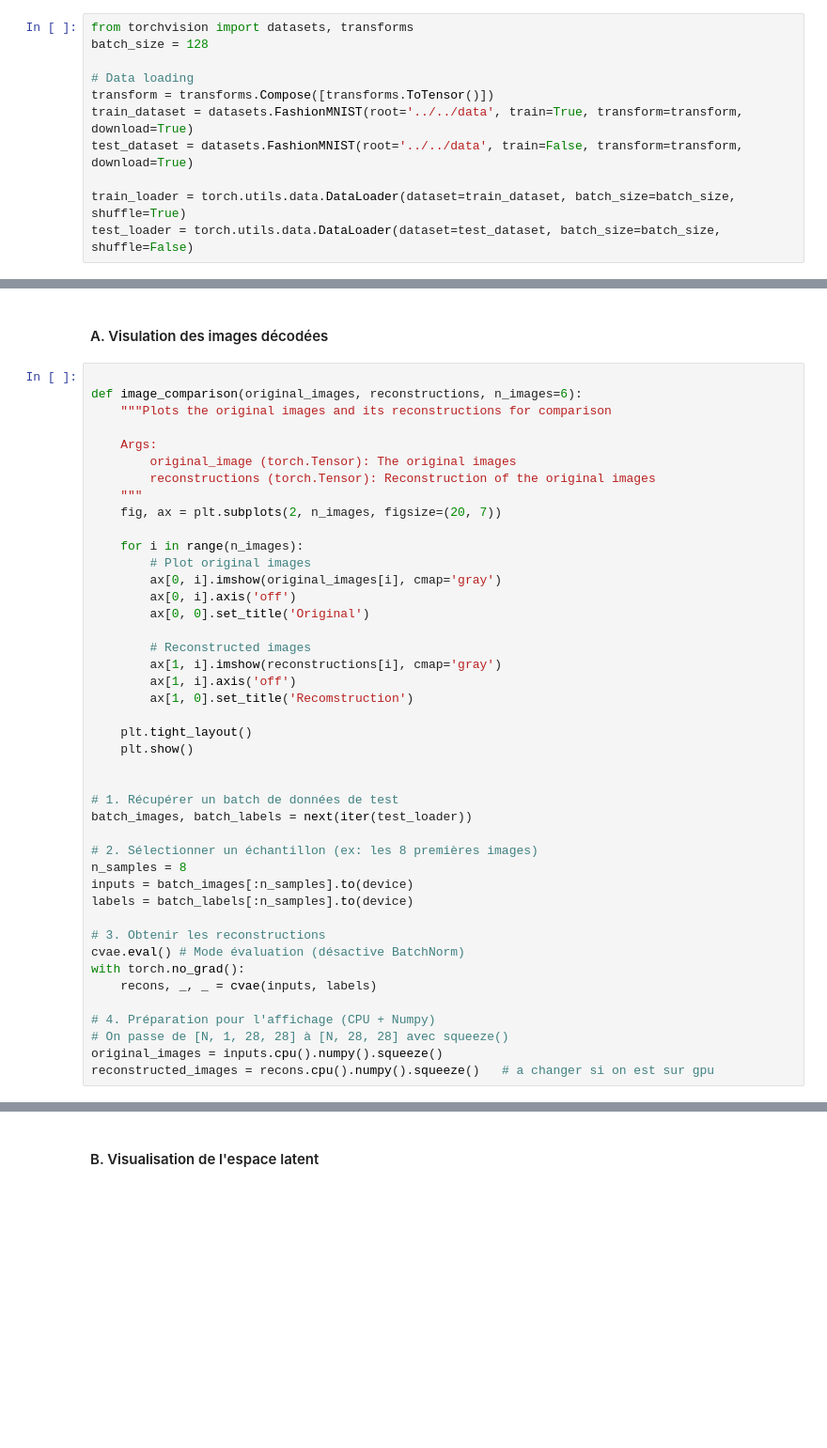
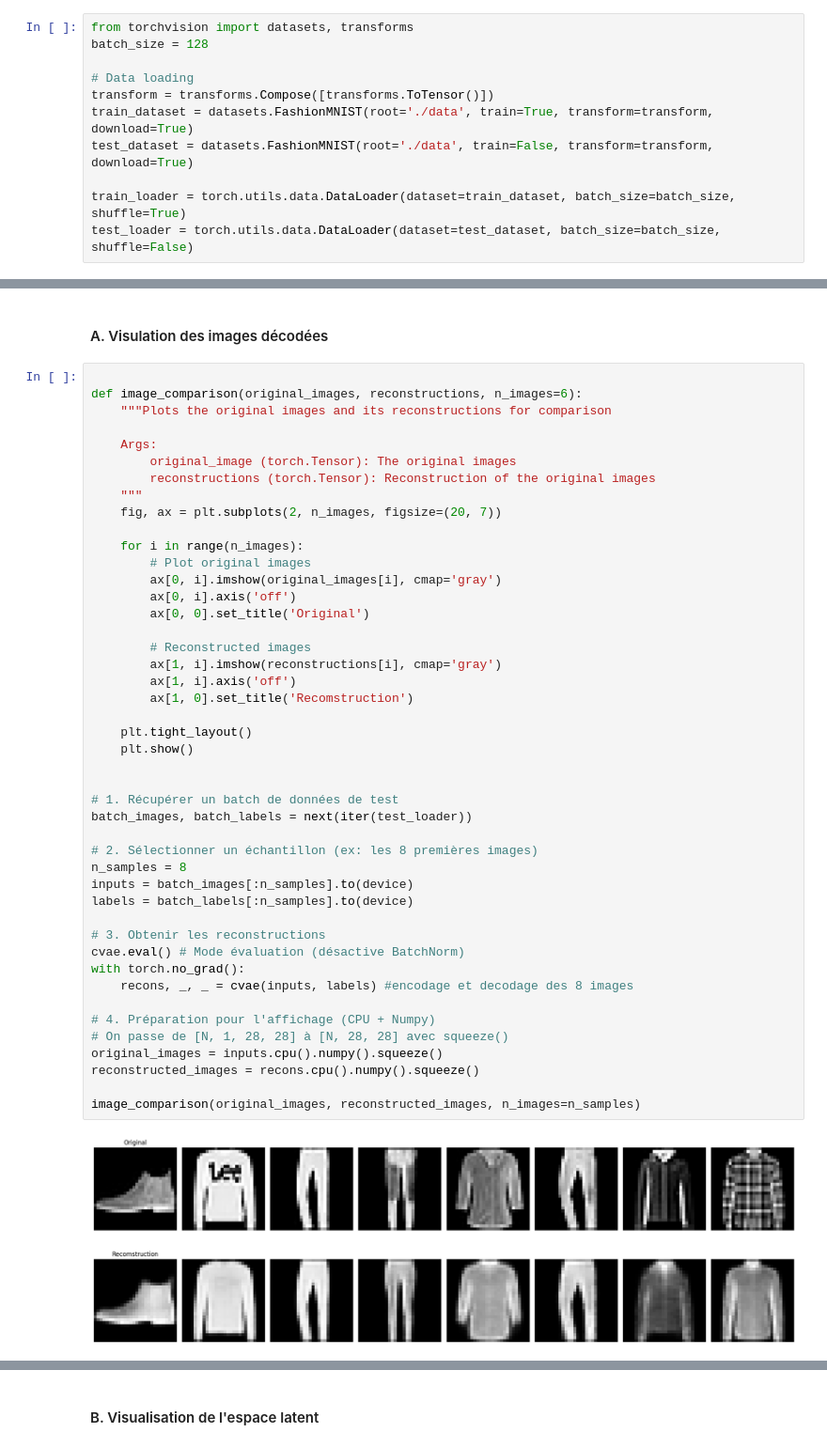
Before and after one commit to albanevergnes/HDDL, a Jupyter notebook: Rapport_Projet2.ipynb, the cells around one changed output, grey strips where cells are left out. Shown at 94% size. Saved outputs shown, nothing was run; the diff lists cells and outputs as text; blank space fills up the shorter version.

```diff
--- a/Rapport_Projet2.ipynb
+++ b/Rapport_Projet2.ipynb
@@ -25,8 +25,8 @@ batch_size = 128
 
 # Data loading
 transform = transforms.Compose([transforms.ToTensor()])
-train_dataset = datasets.FashionMNIST(root='../../data', train=True, transform=transform, download=True)
-test_dataset = datasets.FashionMNIST(root='../../data', train=False, transform=transform, download=True)
+train_dataset = datasets.FashionMNIST(root='./data', train=True, transform=transform, download=True)
+test_dataset = datasets.FashionMNIST(root='./data', train=False, transform=transform, download=True)
 
 train_loader = torch.utils.data.DataLoader(dataset=train_dataset, batch_size=batch_size, shuffle=True)
 test_loader = torch.utils.data.DataLoader(dataset=test_dataset, batch_size=batch_size, shuffle=False)
@@ -240,32 +256,36 @@ def image_comparison(original_images, reconstructions, n_images=6):
     for i in range(n_images):
         # Plot original images
         ax[0, i].imshow(original_images[i], cmap='gray')
         ax[0, i].axis('off')
         ax[0, 0].set_title('Original')
 
         # Reconstructed images
         ax[1, i].imshow(reconstructions[i], cmap='gray')
         ax[1, i].axis('off')
         ax[1, 0].set_title('Recomstruction')
 
     plt.tight_layout()
     plt.show()
 
 
 # 1. Récupérer un batch de données de test
 batch_images, batch_labels = next(iter(test_loader))
 
 # 2. Sélectionner un échantillon (ex: les 8 premières images)
 n_samples = 8
 inputs = batch_images[:n_samples].to(device)
 labels = batch_labels[:n_samples].to(device)
 
 # 3. Obtenir les reconstructions
 cvae.eval() # Mode évaluation (désactive BatchNorm)
 with torch.no_grad():
-    recons, _, _ = cvae(inputs, labels)
+    recons, _, _ = cvae(inputs, labels) #encodage et decodage des 8 images
 
 # 4. Préparation pour l'affichage (CPU + Numpy)
 # On passe de [N, 1, 28, 28] à [N, 28, 28] avec squeeze()
 original_images = inputs.cpu().numpy().squeeze()
-reconstructed_images = recons.cpu().numpy().squeeze()   # a changer si on est sur gpu
+reconstructed_images = recons.cpu().numpy().squeeze()
+
+image_comparison(original_images, reconstructed_images, n_images=n_samples)
+# %% [output]
+[figure, added]
```
Also changed, not shown: parts of 16 cells of this notebook.
